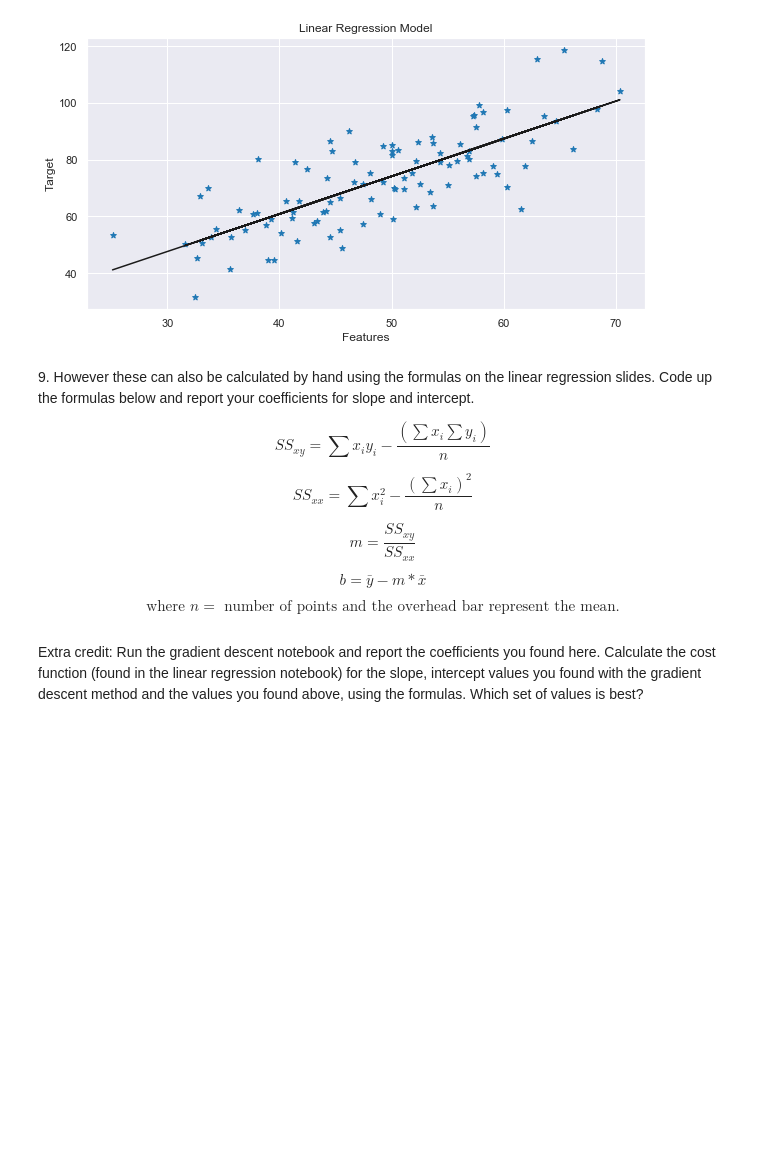
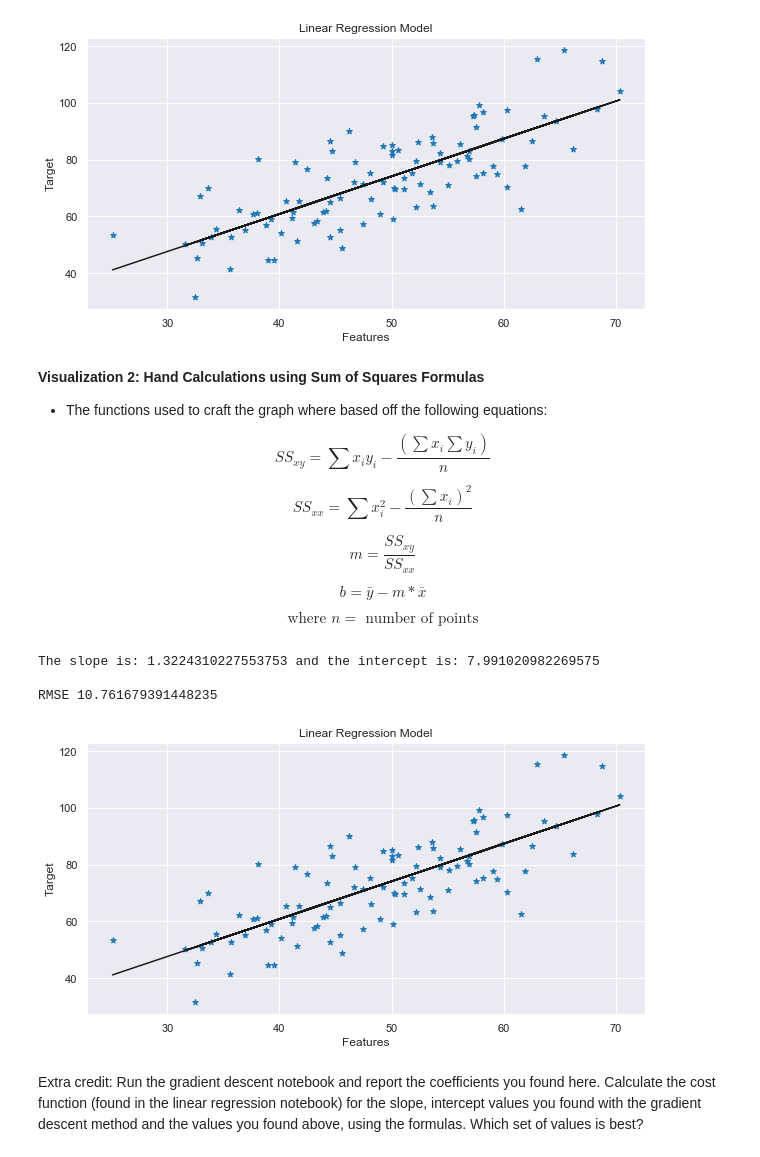
Before and after one commit to cbamedjonekou/cbamedjonekou.github.io, a Jupyter notebook: Labs/PHYS 3600ID-D862 (Machine Learning)/PHYS 3600ID-D862 (Machine Learning) Study Hours Linear Regression.ipynb, the cells around one changed output. Saved outputs shown, nothing was run; the diff lists cells and outputs as text; code cells hidden in the pictures; blank space fills up the shorter version.

```diff
--- a/Labs/PHYS 3600ID-D862 (Machine Learning)/PHYS 3600ID-D862 (Machine Learning) Study Hours Linear Regression.ipynb
+++ b/Labs/PHYS 3600ID-D862 (Machine Learning)/PHYS 3600ID-D862 (Machine Learning) Study Hours Linear Regression.ipynb
@@ -543,7 +556,9 @@ plt.ylabel('Target');
 # %% [output]
 [figure]
 # %% [markdown]
-9\. However these can also be calculated by hand using the formulas on the linear regression slides. Code up the formulas below and report your coefficients for slope and intercept.
+**Visualization 2: Hand Calculations using Sum of Squares Formulas**
+
+* The functions used to craft the graph where based off the following equations:
 
 $$S S_{xy} = \sum x_i y_i - \frac{(\sum x_i \sum y_i)}{n}$$
 
@@ -553,15 +568,39 @@ $$m = \frac{S S_{xy}}{S S_{xx}}$$
 
 $$b = \bar{y} - m * \bar{x}$$
 
-$$\text{where } n = \text{ number of points and the overhead bar represent the mean.}$$
+$$\text{where } n = \text{ number of points}$$
 # %%
+# Creating functions to calculate the sum of squares
 def ssXY(x, y):
     """Calculates the Sum of Squares for 'x' and 'y'."""
     n = y.size
     return sum(x*y) - ((sum(x)*sum(y))/n)
 
 
 def ssXX(x):
     """Calculates the Sum of Squares for 'x'."""
     n = x.size
     return sum(x*x) - ((sum(x)*sum(x))/n)
+
+# Finding/Printing the value of the slope and intercept
+slope = ssXY(features_DSH, Target_DSH)/ssXX(features_DSH)
+intercept = Target_DSH.mean() - slope * features_DSH.mean()
+print('The slope is: {1} and the intercept is: {0}'.format(intercept, slope))
+
+# Plotting the points in a scatter plot
+plt.figure(figsize= (10, 5))
+plt.scatter(features_DSH, Target_DSH,marker='*',color = '#1f77b4');
+
+# Printing the value of the RMSE
+print('\nRMSE',np.sqrt(metrics.mean_squared_error(Target_DSH, predict_Linear)))
+
+# Plotting the model
+plt.plot(features_DSH, slope* features_DSH + intercept, color = 'k')
+plt.title('Linear Regression Model')
+plt.xlabel('Features')
+plt.ylabel('Target');
+# %% [output]
+The slope is: 1.3224310227553753 and the intercept is: 7.991020982269575
+
+RMSE 10.761679391448235
+[figure, added]
```
Also changed, not shown: parts of 4 cells of this notebook, 1 other file.
